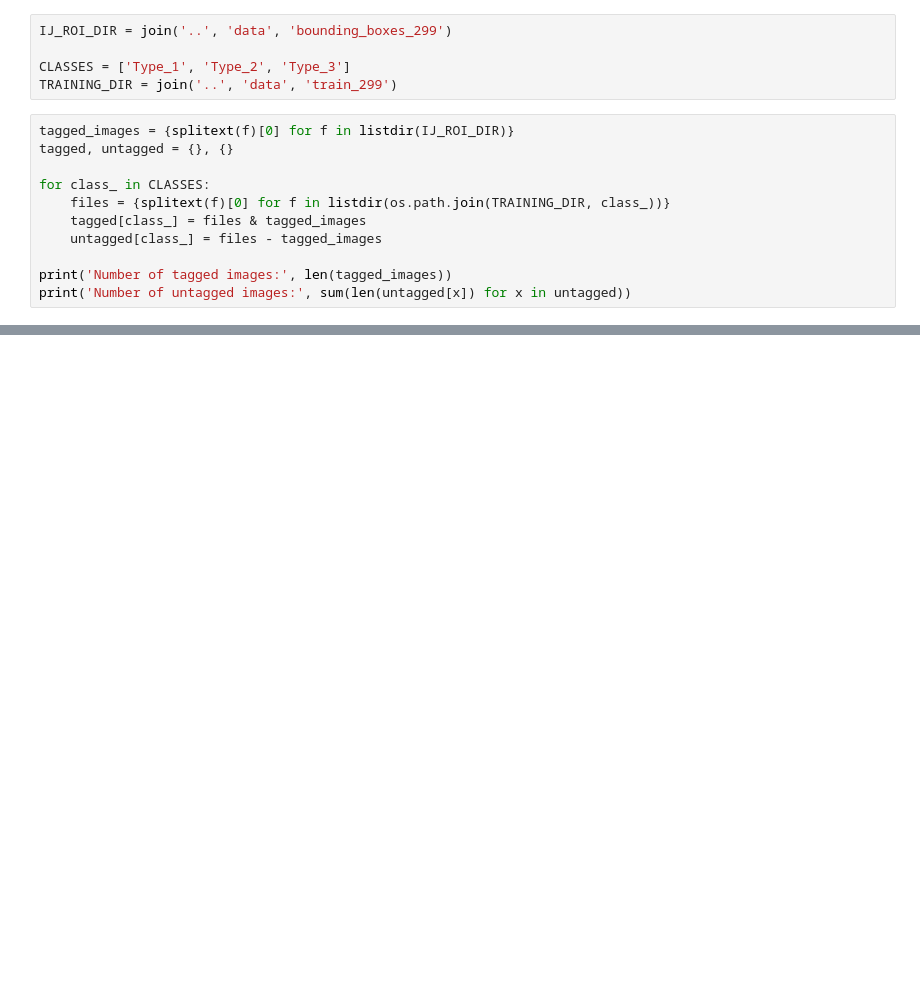
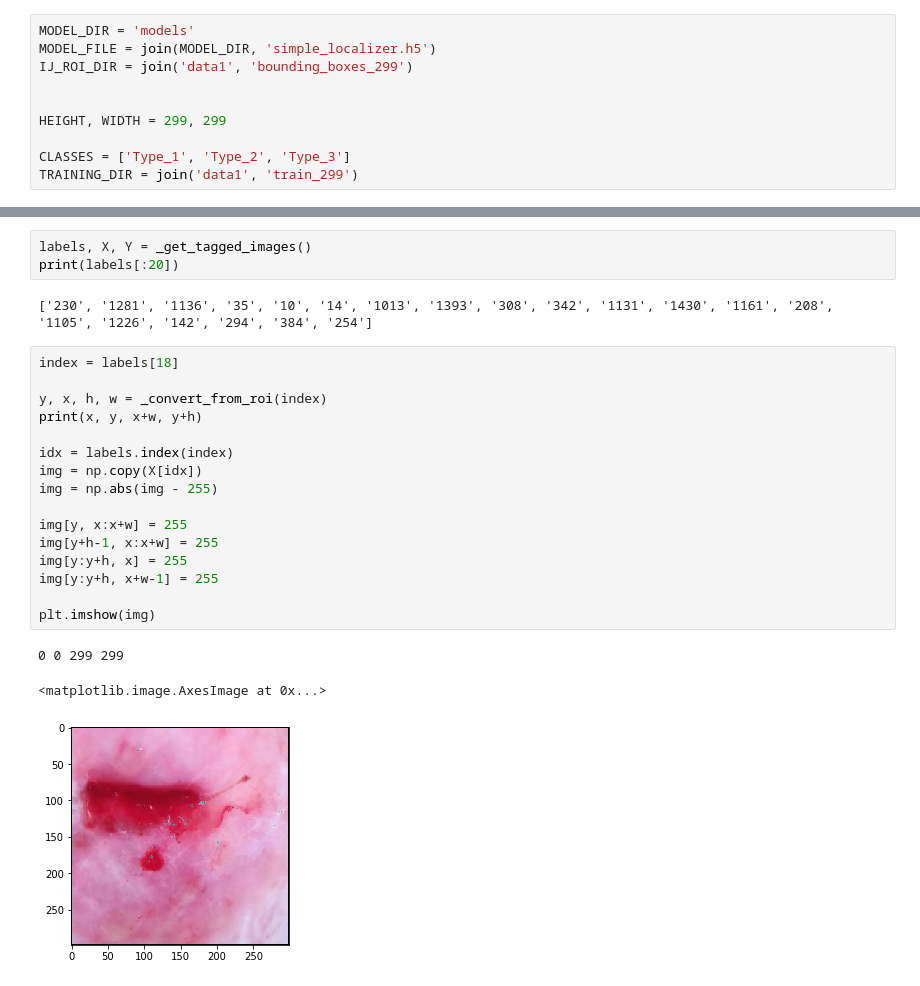
Before and after one commit to inejc/cervix-classif, a Jupyter notebook: notebooks/bounding_boxes.ipynb, the cells around one changed output, grey strips where cells are left out. Saved outputs shown, nothing was run; the diff lists cells and outputs as text; blank space fills up the shorter version.

Commit message:
add bounding_boxes notebook

```diff
--- a/notebooks/bounding_boxes.ipynb
+++ b/notebooks/bounding_boxes.ipynb
@@ -6,16 +12,10 @@ import numpy as np
 # %%
-IJ_ROI_DIR = join('..', 'data', 'bounding_boxes_299')
+MODEL_DIR = 'models'
+MODEL_FILE = join(MODEL_DIR, 'simple_localizer.h5')
+IJ_ROI_DIR = join('data1', 'bounding_boxes_299')
+
+
+HEIGHT, WIDTH = 299, 299
 
 CLASSES = ['Type_1', 'Type_2', 'Type_3']
-TRAINING_DIR = join('..', 'data', 'train_299')
+TRAINING_DIR = join('data1', 'train_299')
-# %%
-tagged_images = {splitext(f)[0] for f in listdir(IJ_ROI_DIR)}
-tagged, untagged = {}, {}
-
-for class_ in CLASSES:
-    files = {splitext(f)[0] for f in listdir(os.path.join(TRAINING_DIR, class_))}
-    tagged[class_] = files & tagged_images
-    untagged[class_] = files - tagged_images
-
-print('Number of tagged images:', len(tagged_images))
-print('Number of untagged images:', sum(len(untagged[x]) for x in untagged))
@@ -64,0 +122,25 @@ def convert_from_roi(fname):
+# %%
+labels, X, Y = _get_tagged_images()
+print(labels[:20])
+# %% [output]
+['230', '1281', '1136', '35', '10', '14', '1013', '1393', '308', '342', '1131', '1430', '1161', '208', '1105', '1226', '142', '294', '384', '254']
+# %%
+index = labels[18]
+
+y, x, h, w = _convert_from_roi(index)
+print(x, y, x+w, y+h)
+
+idx = labels.index(index)
+img = np.copy(X[idx])
+img = np.abs(img - 255)
+
+img[y, x:x+w] = 255
+img[y+h-1, x:x+w] = 255
+img[y:y+h, x] = 255
+img[y:y+h, x+w-1] = 255
+
+plt.imshow(img)
+# %% [output]
+0 0 299 299
+<matplotlib.image.AxesImage at 0x...>
+[figure, added]
```
Also changed, not shown: parts of 8 cells of this notebook.
